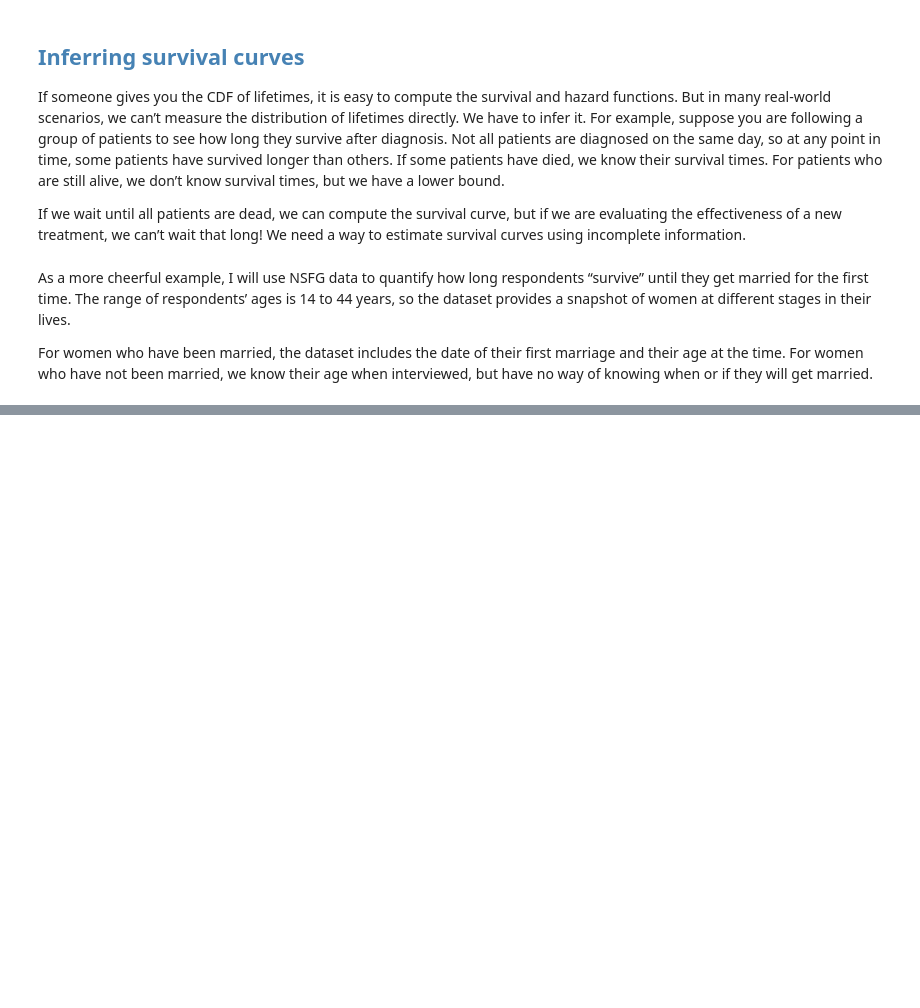
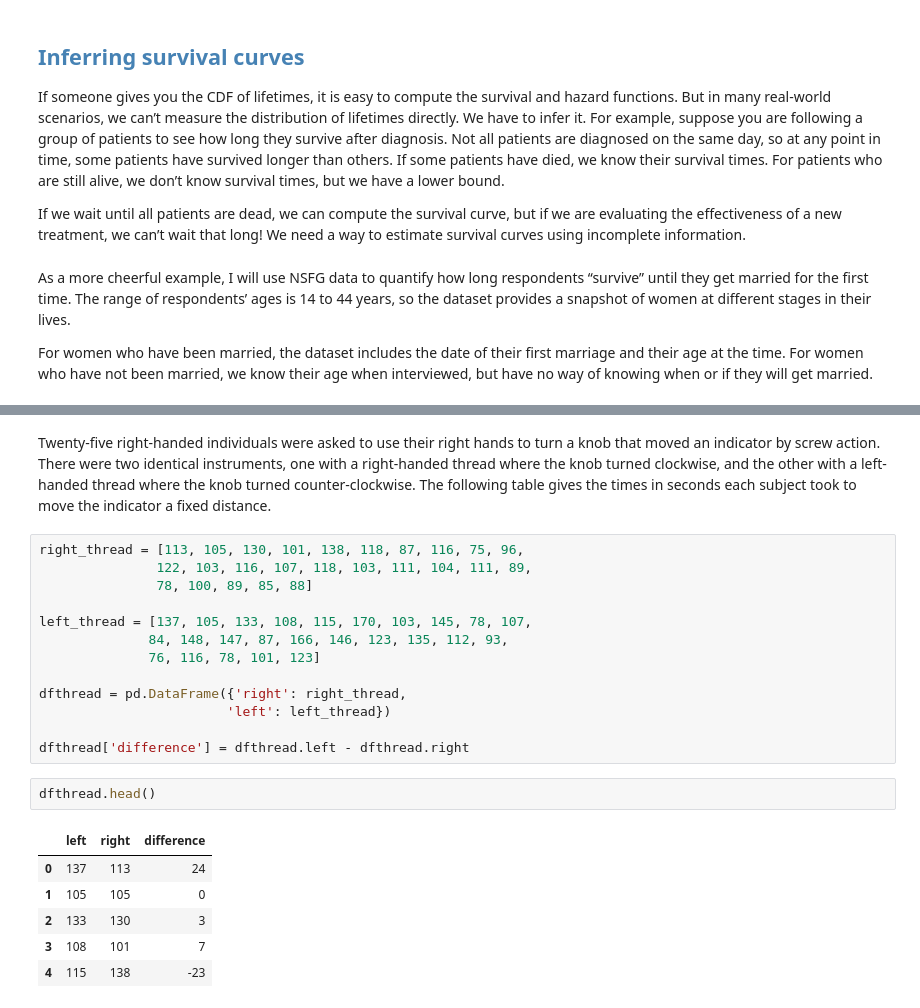
Before and after one commit to doolingdavid/ThinkStats2, a Jupyter notebook: code/thoroughnotes.ipynb, the cells around one changed output, grey strips where cells are left out. Drawn from its saved outputs; the diff is of its cells as text; blank space fills up the shorter version.

```diff
--- a/code/thoroughnotes.ipynb
+++ b/code/thoroughnotes.ipynb
@@ -747,0 +752,24 @@ For women who have been married, the dataset includes the date of their first ma
+# %% [markdown]
+Twenty-five right-handed individuals were asked to use their right hands to turn a knob that moved an indicator by screw action. There were two identical instruments, one with a right-handed thread where the knob turned clockwise, and the other with a left-handed thread where the knob turned counter-clockwise. The following table gives the times in seconds each subject took to move the indicator a fixed distance.
+# %%
+right_thread = [113, 105, 130, 101, 138, 118, 87, 116, 75, 96,
+               122, 103, 116, 107, 118, 103, 111, 104, 111, 89,
+               78, 100, 89, 85, 88]
+
+left_thread = [137, 105, 133, 108, 115, 170, 103, 145, 78, 107,
+              84, 148, 147, 87, 166, 146, 123, 135, 112, 93,
+              76, 116, 78, 101, 123]
+
+dfthread = pd.DataFrame({'right': right_thread,
+                        'left': left_thread})
+
+dfthread['difference'] = dfthread.left - dfthread.right
+# %%
+dfthread.head()
+# %% [output]
+|  | left | right | difference |
+| 0 | 137 | 113 | 24 |
+| 1 | 105 | 105 | 0 |
+| 2 | 133 | 130 | 3 |
+| 3 | 108 | 101 | 7 |
+| 4 | 115 | 138 | -23 |
```
Also changed, not shown: parts of 20 cells of this notebook, 1 other file.
